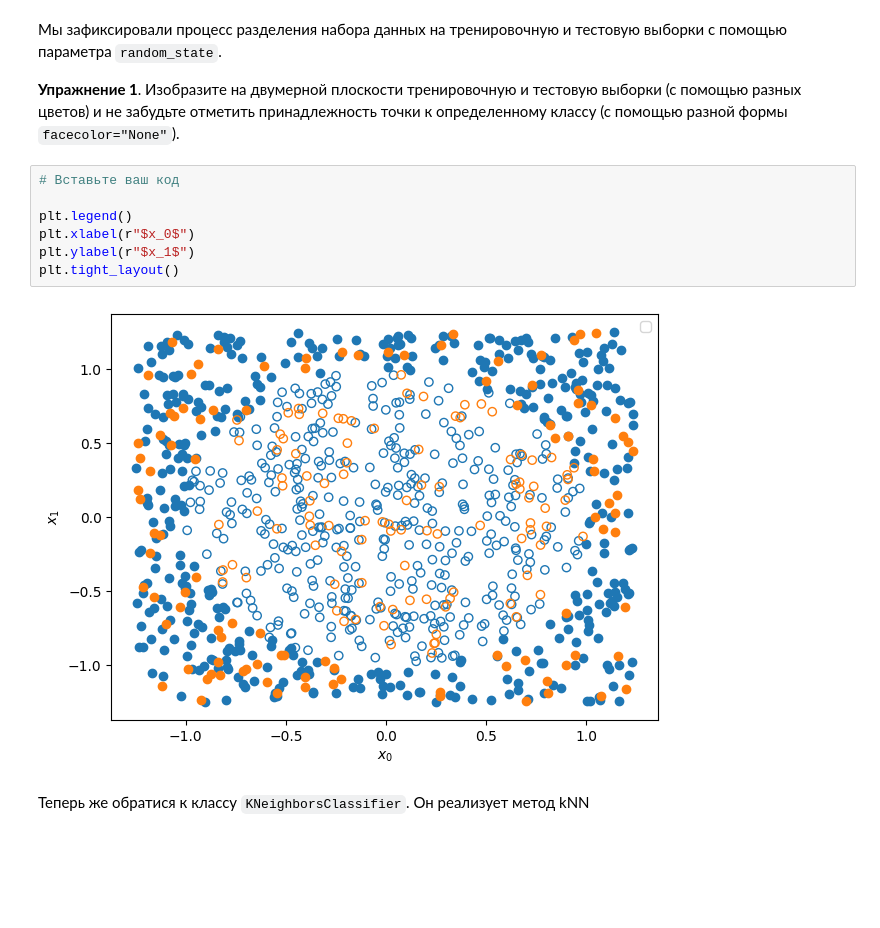
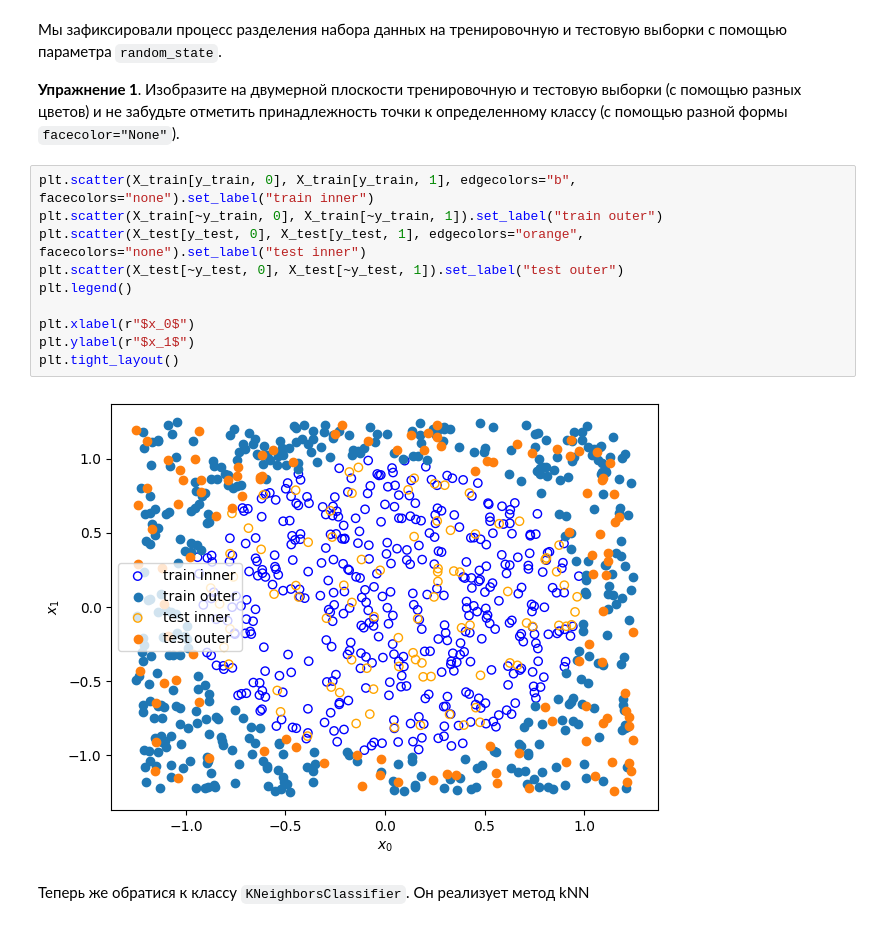
Before and after one commit to otter8sky/mipt_python_1_sem, a Jupyter notebook: 2024_lpr_lab12.ipynb, the cells around one changed output. Saved outputs shown, nothing was run; the diff lists cells and outputs as text; blank space fills up the shorter version.

```diff
--- a/2024_lpr_lab12.ipynb
+++ b/2024_lpr_lab12.ipynb
@@ -129,15 +129,18 @@ X_train, X_test, y_train, y_test = train_test_split(X, y, test_size=0.2, random_
 Мы зафиксировали процесс разделения набора данных на тренировочную и тестовую выборки с помощью параметра `random_state`.
 
 **Упражнение 1**. Изобразите на двумерной плоскости тренировочную и тестовую выборки (с помощью разных цветов) и не забудьте отметить принадлежность точки к определенному классу (с помощью разной формы `facecolor="None"`).
-# %%
-# Вставьте ваш код
-
-plt.legend()
-plt.xlabel(r"$x_0$")
-plt.ylabel(r"$x_1$")
-plt.tight_layout()
-# %% [output]
-[figure, removed]
+# %%
+plt.scatter(X_train[y_train, 0], X_train[y_train, 1], edgecolors="b", facecolors="none").set_label("train inner")
+plt.scatter(X_train[~y_train, 0], X_train[~y_train, 1]).set_label("train outer")
+plt.scatter(X_test[y_test, 0], X_test[y_test, 1], edgecolors="orange", facecolors="none").set_label("test inner")
+plt.scatter(X_test[~y_test, 0], X_test[~y_test, 1]).set_label("test outer")
+plt.legend()
+
+plt.xlabel(r"$x_0$")
+plt.ylabel(r"$x_1$")
+plt.tight_layout()
+# %% [output]
+[figure, added]
 # %% [markdown]
 Теперь же обратися к классу `KNeighborsClassifier`. Он реализует метод kNN
 # %%
```
Also changed, not shown: parts of 15 cells of this notebook.
